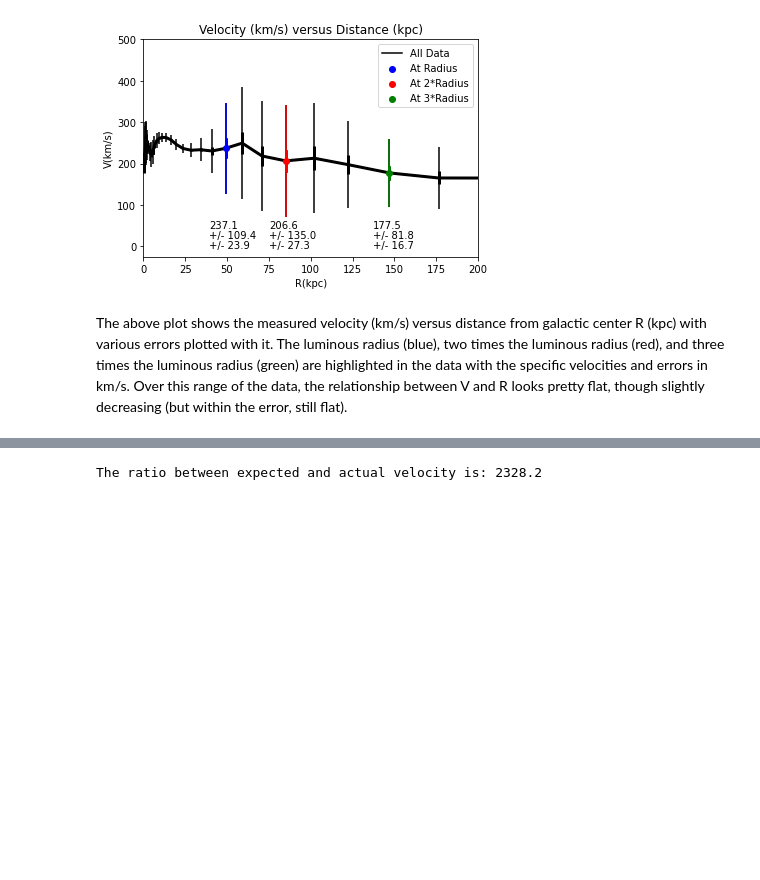
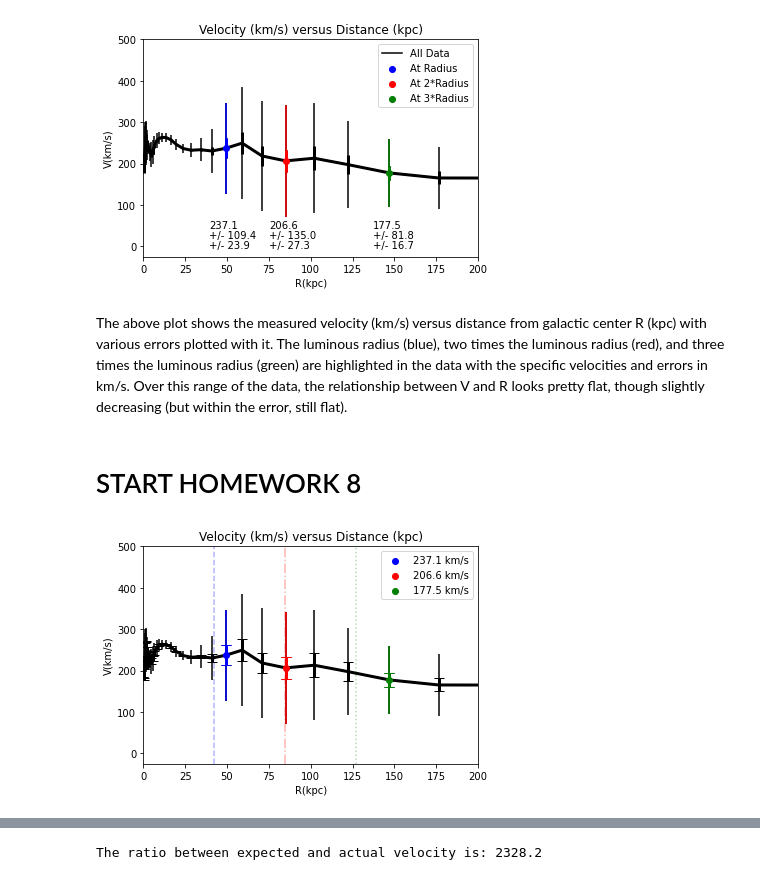
Before and after one commit to TaliNatan/DSPS_TNatan, a Jupyter notebook: HW4_TNatan/MWrotCurve.ipynb, the cells around one changed output, grey strips where cells are left out. Saved outputs shown, nothing was run; the diff lists cells and outputs as text; code cells hidden in the pictures; blank space fills up the shorter version.

```diff
--- a/HW4_TNatan/MWrotCurve.ipynb
+++ b/HW4_TNatan/MWrotCurve.ipynb
@@ -153,3 +153,39 @@ plt.show()
 [figure]
 # %% [markdown]
 The above plot shows the measured velocity (km/s) versus distance from galactic center R (kpc) with various errors plotted with it. The luminous radius (blue), two times the luminous radius (red), and three times the luminous radius (green) are highlighted in the data with the specific velocities and errors in km/s. Over this range of the data, the relationship between V and R looks pretty flat, though slightly decreasing (but within the error, still flat).
+# %% [markdown]
+# START HOMEWORK 8
+# %%
+plt.plot(m31["R(kpc)"], m31["V(km/s)"], c = 'k')
+plt.errorbar(m31["R(kpc)"], m31["V(km/s)"], yerr=m31["St.dev"], c = 'k')
+plt.errorbar(m31["R(kpc)"], m31["V(km/s)"], yerr=m31["St.error"], capsize=5, c = 'k', linewidth = 3)
+
+plt.scatter(n1[0],n1[1], c = 'b', zorder = 10, label = r"{:.1f} km/s".format(n1[1]))
+plt.errorbar(n1[0],n1[1], yerr=n1[2], c = 'b')
+plt.errorbar(n1[0],n1[1], yerr=n1[3], capsize=5, c = 'b', linewidth = 3)
+
+
+plt.scatter(n2[0],n2[1], c = 'r', zorder = 10, label = r"{:.1f} km/s".format(n2[1]))
+plt.errorbar(n2[0],n2[1], yerr=n2[2], c = 'r')
+plt.errorbar(n2[0],n2[1], yerr=n2[3], capsize=5, c = 'r', linewidth = 3)
+
+plt.scatter(n3[0],n3[1], c = 'g', zorder = 10, label = r"{:.1f} km/s".format(n3[1]))
+plt.errorbar(n3[0],n3[1], yerr=n3[2], c = 'g')
+plt.errorbar(n3[0],n3[1], yerr=n3[3], capsize=5, c = 'g', linewidth = 3)
+
+plt.axvline(x = 42.263523, color = 'b', linestyle = '--', alpha = 0.3)
+plt.axvline(x = 84.527046, color = 'r', linestyle = '-.', alpha = 0.3)
+plt.axvline(x = 126.79057, color = 'g', linestyle = ':', alpha = 0.3)
+
+plt.legend(loc = 'upper right')
+
+plt.xlim(0, 200)
+plt.ylim(-25, 500)
+
+plt.xlabel("R(kpc)")
+plt.ylabel("V(km/s)")
+plt.title("Velocity (km/s) versus Distance (kpc)")
+
+plt.show()
+# %% [output]
+[figure, added]
```
Also changed, not shown: parts of 3 cells of this notebook, 4 other files.
